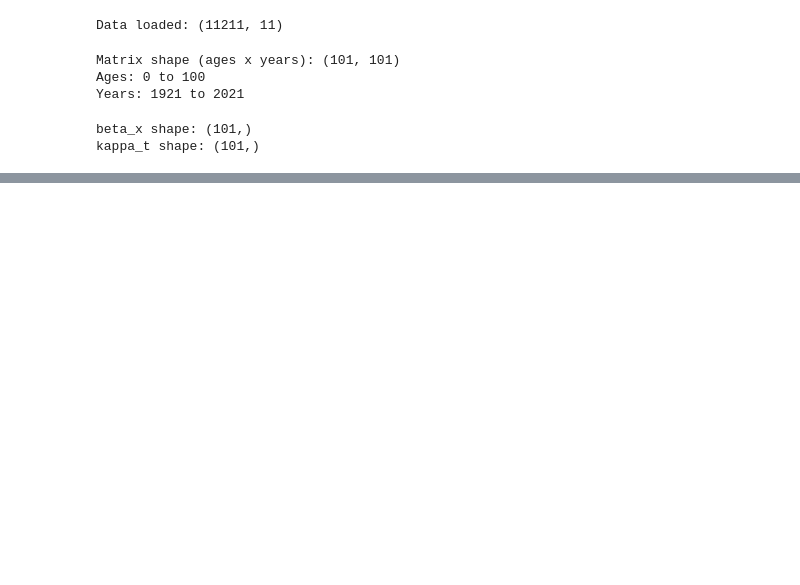
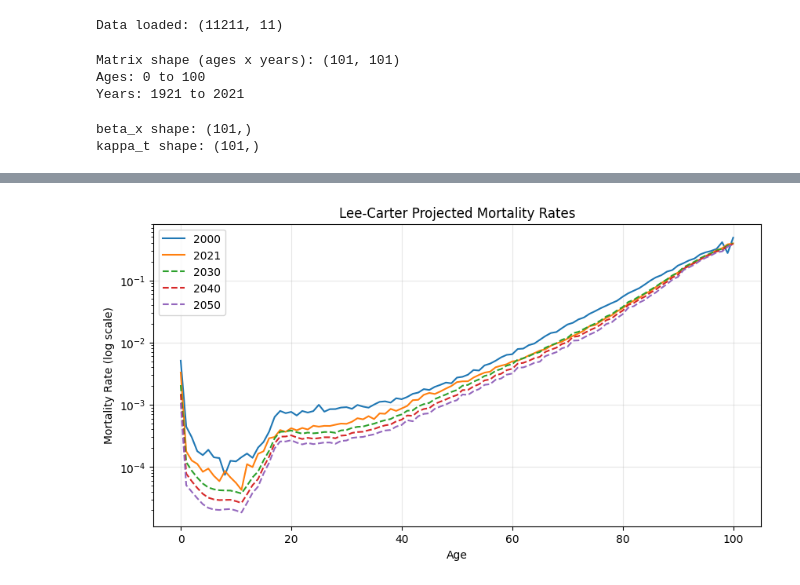
Before and after one commit to DL123890/ML-vs-Actuarial-Methods-Mortality, a Jupyter notebook: notebooks/02_lee_carter.ipynb, the cells around one changed output, grey strips where cells are left out. Saved outputs shown, nothing was run; the diff lists cells and outputs as text; code cells hidden in the pictures; blank space fills up the shorter version.

```diff
--- a/notebooks/02_lee_carter.ipynb
+++ b/notebooks/02_lee_carter.ipynb
@@ -87,0 +117,33 @@ plt.show()
+# %%
+# project mortality rates for forecast years using Lee-Carter formula
+
+forecast_years_flat = forecast_years.flatten()
+
+# build projected log mortality matrix (ages x forecast years)
+projected_log_mx = alpha_x[:, np.newaxis] + beta_x[:, np.newaxis] * kappa_forecast[np.newaxis, :]
+projected_mx = np.exp(projected_log_mx)
+
+# plot projected mortality curves for selected years
+plt.figure(figsize=(10, 5))
+plot_years = [2000, 2021, 2030, 2040, 2050]
+
+for yr in plot_years:
+    if yr <= 2021:
+        idx = np.where(years == yr)[0][0]
+        mx_vals = np.exp(log_mx[:, idx])
+        linestyle = '-'
+    else:
+        idx = np.where(forecast_years_flat == yr)[0][0]
+        mx_vals = projected_mx[:, idx]
+        linestyle = '--'
+    plt.plot(ages, mx_vals, linestyle=linestyle, label=str(yr))
+
+plt.yscale('log')
+plt.xlabel('Age')
+plt.ylabel('Mortality Rate (log scale)')
+plt.title('Lee-Carter Projected Mortality Rates')
+plt.legend()
+plt.grid(True, alpha=0.3)
+plt.show()
+# %% [output]
+[figure, added]
```
Also changed, not shown: parts of 3 cells of this notebook.
